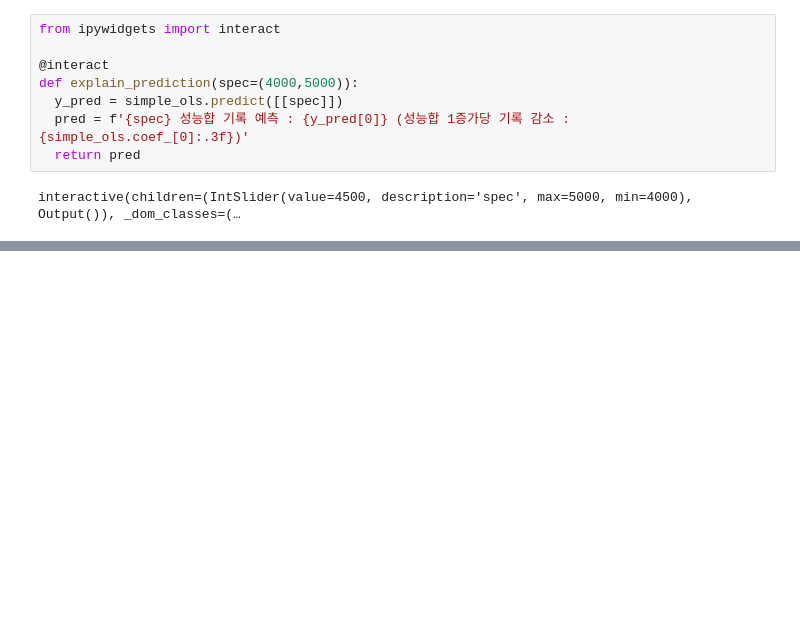
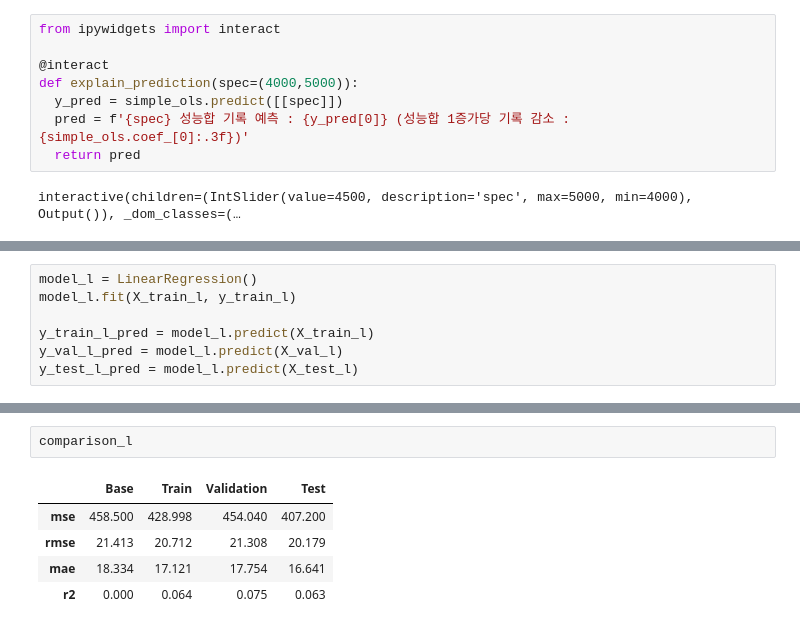
Before and after one commit to ORCT/ds-section2-project, a Jupyter notebook: Modeling.ipynb, the cells around one changed output, grey strips where cells are left out. Saved outputs shown, nothing was run; the diff lists cells and outputs as text; blank space fills up the shorter version.

```diff
--- a/Modeling.ipynb
+++ b/Modeling.ipynb
@@ -171,0 +227,7 @@ interactive(children=(IntSlider(value=4500, description='spec', max=5000, min=40
+# %%
+model_l = LinearRegression()
+model_l.fit(X_train_l, y_train_l)
+
+y_train_l_pred = model_l.predict(X_train_l)
+y_val_l_pred = model_l.predict(X_val_l)
+y_test_l_pred = model_l.predict(X_test_l)
@@ -171,0 +254,8 @@ interactive(children=(IntSlider(value=4500, description='spec', max=5000, min=40
+# %%
+comparison_l
+# %% [output]
+|  | Base | Train | Validation | Test |
+| mse | 458.500 | 428.998 | 454.040 | 407.200 |
+| rmse | 21.413 | 20.712 | 21.308 | 20.179 |
+| mae | 18.334 | 17.121 | 17.754 | 16.641 |
+| r2 | 0.000 | 0.064 | 0.075 | 0.063 |
```
Also changed, not shown: parts of 17 cells of this notebook.
